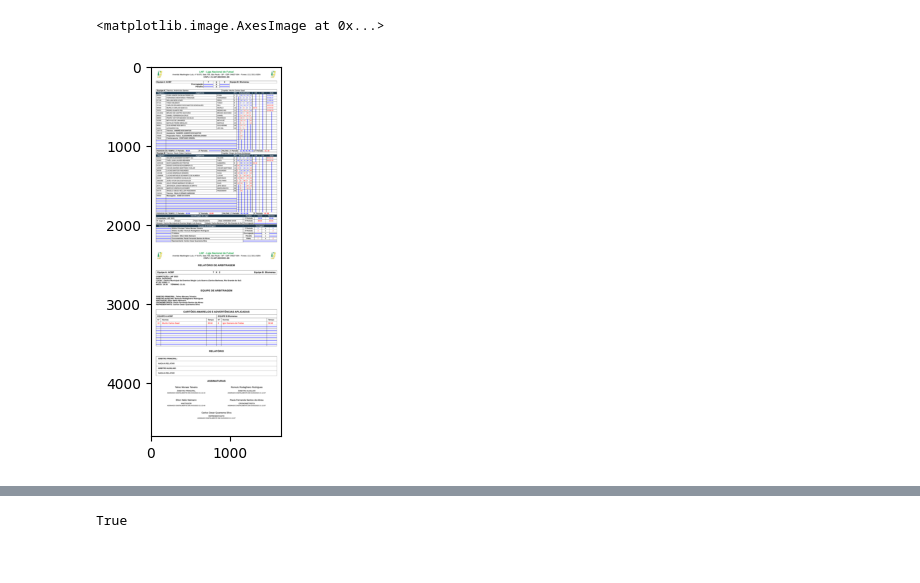
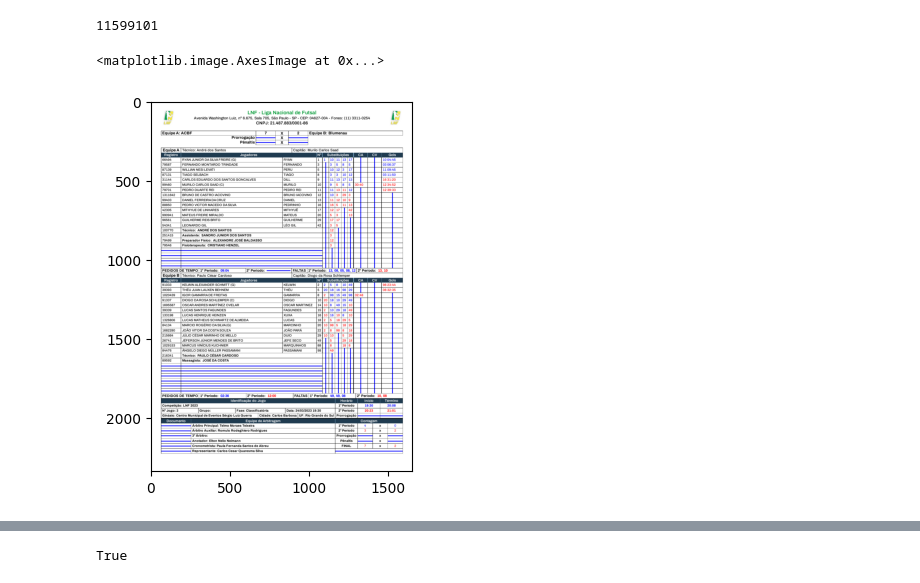
Before and after one commit to GiovaniMNog/FFN-FUSE, a Jupyter notebook: Lab.ipynb, the cells around one changed output, grey strips where cells are left out. Saved outputs shown, nothing was run; the diff lists cells and outputs as text; code cells hidden in the pictures.

```diff
--- a/Lab.ipynb
+++ b/Lab.ipynb
@@ -18,12 +18,13 @@ plt.imshow(base)
 # %%
 sum_path = 'images/input/Sumula1-LNF.pdf'
 images = pdf2image.convert_from_path(sum_path)
-#merge all pages into one
-sumula = np.vstack(images)
+sumula=np.array(images[0])
+print (sumula.size)
 plt.imshow(sumula)
 # %% [output]
-<matplotlib.image.AxesImage at 0x...>
+11599101
+<matplotlib.image.AxesImage at 0x...>
-[figure, old version]
+[figure, new version]
 # %%
 #Test preprocessing the images b4 OCR
 def preprocess(img):
```
Also changed, not shown: parts of 7 cells of this notebook.
